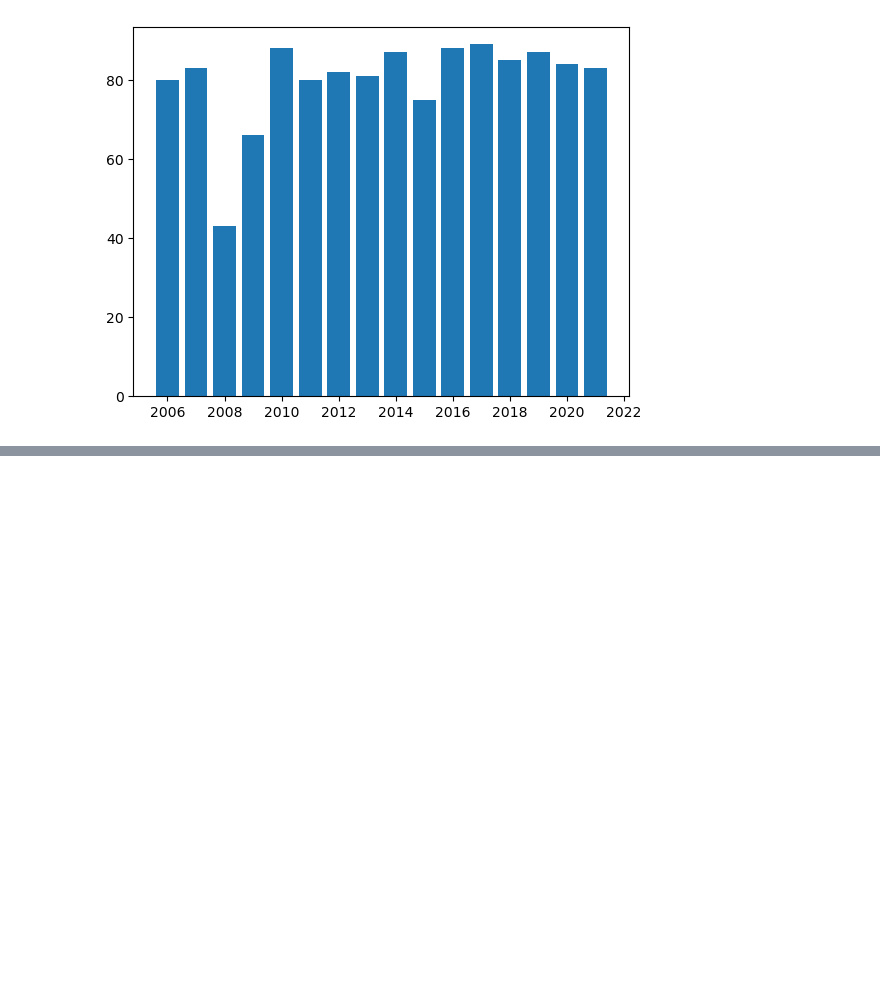
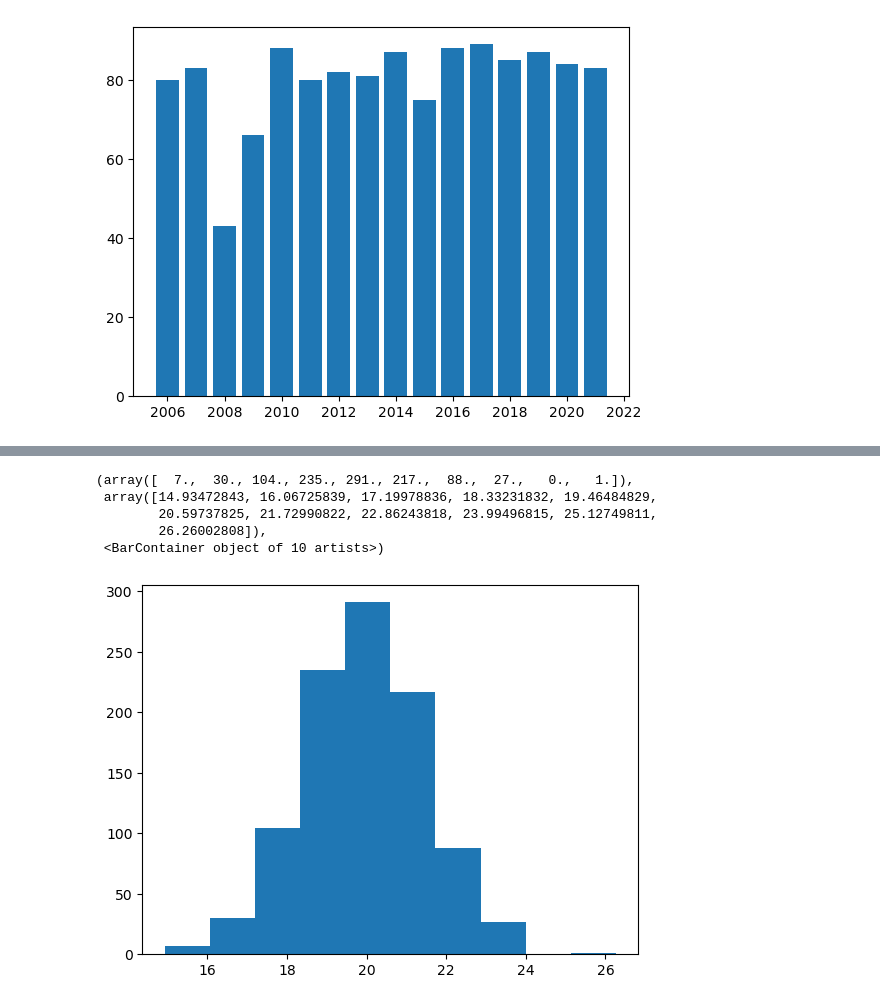
Before and after one commit to decodersifat/Python-Data-Analysis, a Jupyter notebook: Matplotlib Basics/matplotlib_1.ipynb, the cells around one changed output, grey strips where cells are left out. Drawn from its saved outputs; the diff is of its cells as text; code cells hidden in the pictures; blank space fills up the shorter version.

```diff
--- a/Matplotlib Basics/matplotlib_1.ipynb
+++ b/Matplotlib Basics/matplotlib_1.ipynb
@@ -46,0 +47,3 @@ plt.bar(x , y , color= 'green', align='edge', width=.2)
+# %%
+ages = np.random.normal(20, 1.5, 1000)
+ages
@@ -46,0 +68,9 @@ plt.bar(x , y , color= 'green', align='edge', width=.2)
+# %%
+plt.hist(ages)
+# %% [output]
+(array([  7.,  30., 104., 235., 291., 217.,  88.,  27.,   0.,   1.]),
+ array([14.93472843, 16.06725839, 17.19978836, 18.33231832, 19.46484829,
+        20.59737825, 21.72990822, 22.86243818, 23.99496815, 25.12749811,
+        26.26002808]),
+ <BarContainer object of 10 artists>)
+[figure, added]
```
Also changed, not shown: parts of 3 cells of this notebook.
